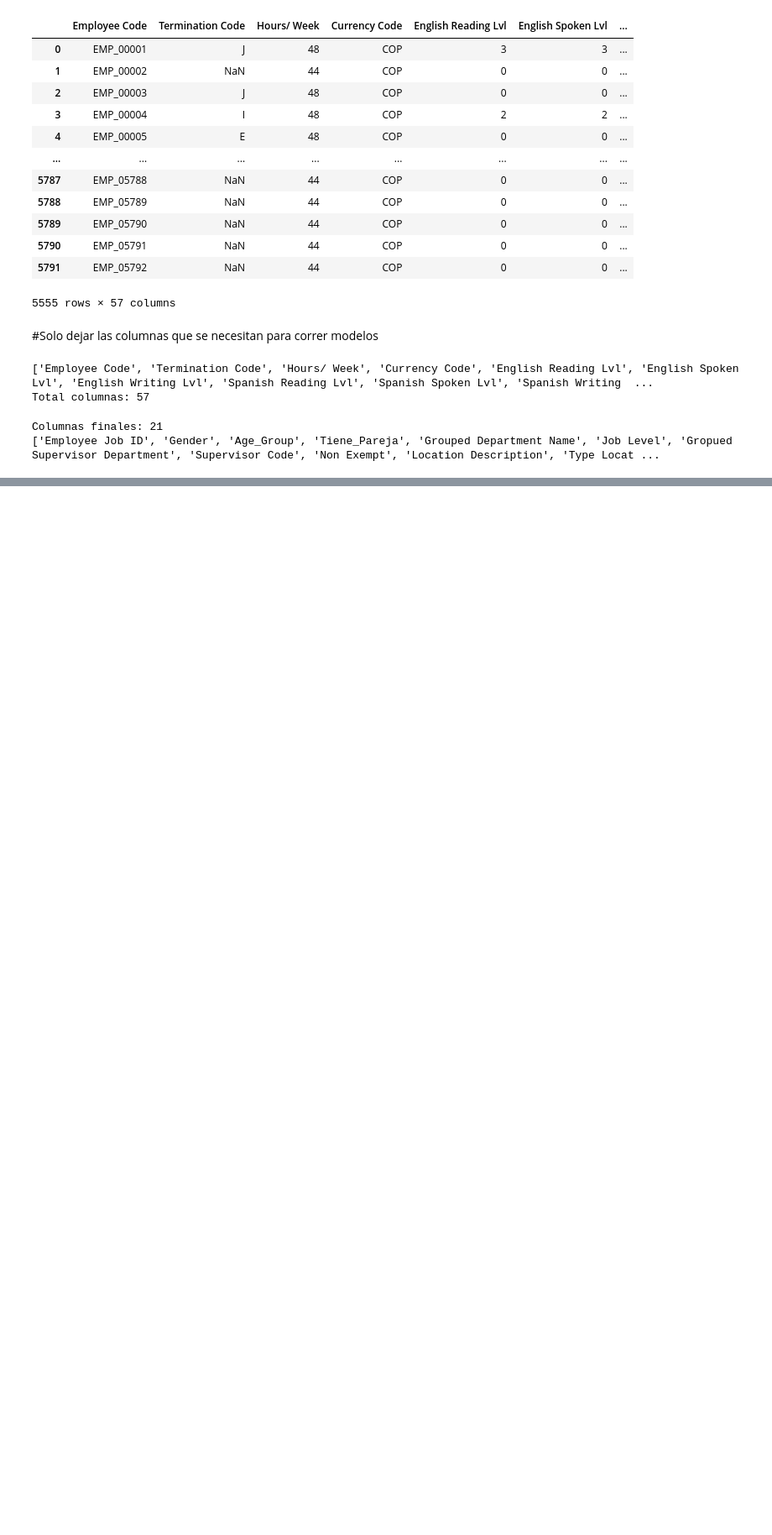
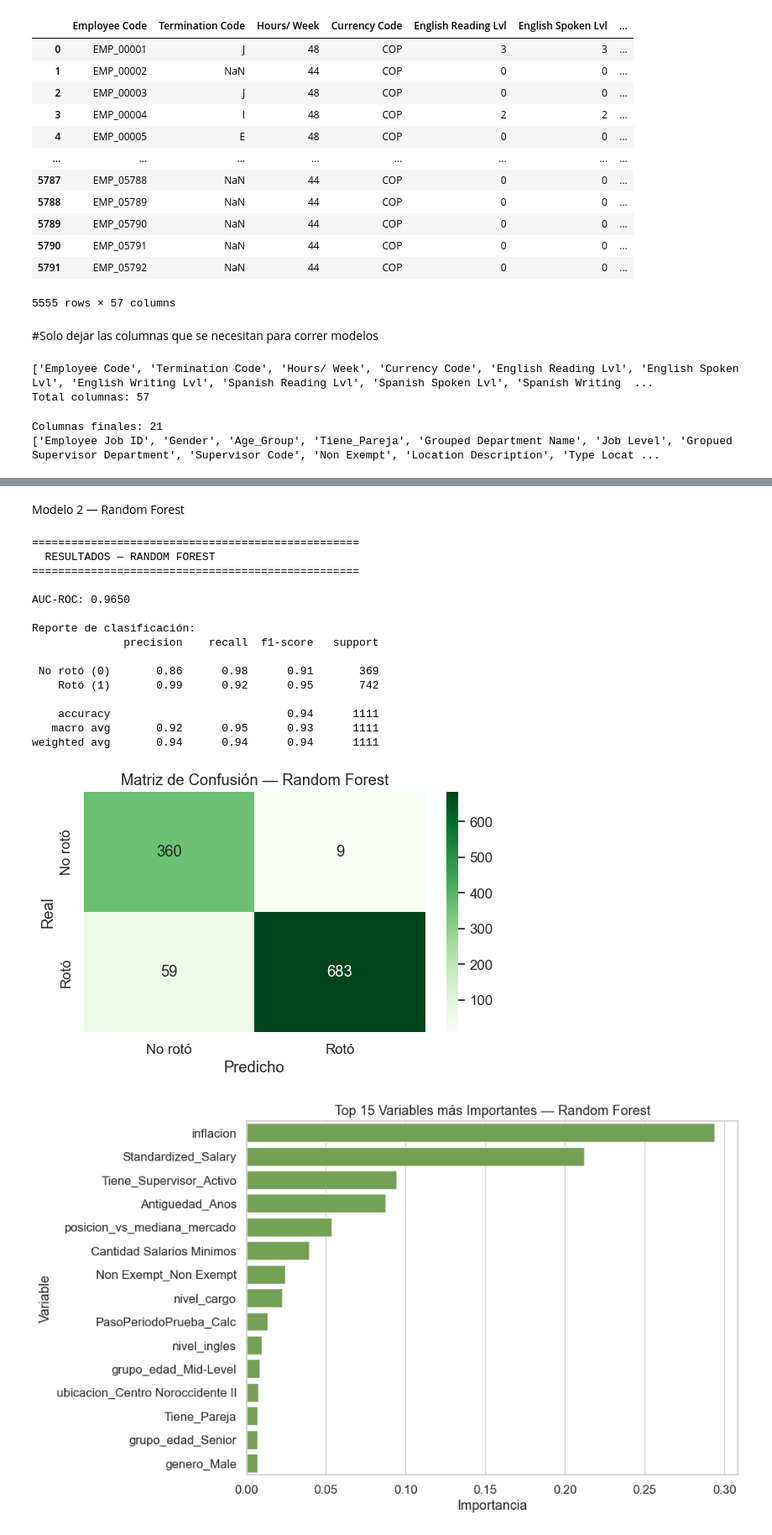
Before and after one commit to karenduque0411/tesis_maestria, a Jupyter notebook: notebooks/00-eda.ipynb, the cells around one changed output, grey strips where cells are left out. Shown at 84% size. Saved outputs shown, nothing was run; the diff lists cells and outputs as text; code cells hidden in the pictures; blank space fills up the shorter version.

```diff
--- a/notebooks/00-eda.ipynb
+++ b/notebooks/00-eda.ipynb
@@ -1574,0 +1979,77 @@ CANTIDAD VALORES ÚNICOS POR COLUMNA
+# %% [markdown]
+Modelo 2 — Random Forest
+# %%
+from sklearn.ensemble import RandomForestClassifier
+from sklearn.metrics import classification_report, roc_auc_score, confusion_matrix
+import matplotlib.pyplot as plt
+import seaborn as sns
+import pandas as pd
+
+# ── 1. Entrenar Random Forest (usa X_train_bal y X_test del modelo anterior)
+rf = RandomForestClassifier(n_estimators=100, random_state=42, n_jobs=-1)
+rf.fit(X_train_bal, y_train_bal)
+
+# ── 2. Predicciones
+y_pred_rf = rf.predict(X_test)
+y_prob_rf = rf.predict_proba(X_test)[:, 1]
+
+# ── 3. Métricas
+print("="*50)
+print("  RESULTADOS — RANDOM FOREST")
+print("="*50)
+print(f"\nAUC-ROC: {roc_auc_score(y_test, y_prob_rf):.4f}")
+print("\nReporte de clasificación:")
+print(classification_report(y_test, y_pred_rf,
+      target_names=['No rotó (0)', 'Rotó (1)']))
+
+# ── 4. Matriz de confusión
+cm_rf = confusion_matrix(y_test, y_pred_rf)
+plt.figure(figsize=(6, 4))
+sns.heatmap(cm_rf, annot=True, fmt='d', cmap='Greens',
+            xticklabels=['No rotó', 'Rotó'],
+            yticklabels=['No rotó', 'Rotó'])
+plt.title('Matriz de Confusión — Random Forest')
+plt.ylabel('Real')
+plt.xlabel('Predicho')
+plt.tight_layout()
+plt.show()
+
+# ── 5. Top 15 variables más importantes
+importancia_rf = pd.DataFrame({
+    'Variable': X.columns,
+    'Importancia': rf.feature_importances_
+}).sort_values('Importancia', ascending=False).head(15)
+
+plt.figure(figsize=(10, 6))
+sns.barplot(data=importancia_rf, x='Importancia', y='Variable', color='#70ad47')
+plt.title('Top 15 Variables más Importantes — Random Forest')
+plt.tight_layout()
+plt.show()
+
+print("\nTop 15 variables:")
+print(importancia_rf.to_string(index=False))
+
+# ── 6. Comparación con Regresión Logística
+print("\n" + "="*50)
+print("  COMPARACIÓN DE MODELOS")
+print("="*50)
+print(f"  Regresión Logística  →  AUC-ROC: {roc_auc_score(y_test, y_prob):.4f}")
+print(f"  Random Forest        →  AUC-ROC: {roc_auc_score(y_test, y_prob_rf):.4f}")
+# %% [output]
+==================================================
+  RESULTADOS — RANDOM FOREST
+==================================================
+
+AUC-ROC: 0.9650
+
+Reporte de clasificación:
+              precision    recall  f1-score   support
+
+ No rotó (0)       0.86      0.98      0.91       369
+    Rotó (1)       0.99      0.92      0.95       742
+
+    accuracy                           0.94      1111
+   macro avg       0.92      0.95      0.93      1111
+weighted avg       0.94      0.94      0.94      1111
+[figure, added]
+[figure, added]
```
Also changed, not shown: parts of 33 cells of this notebook.
